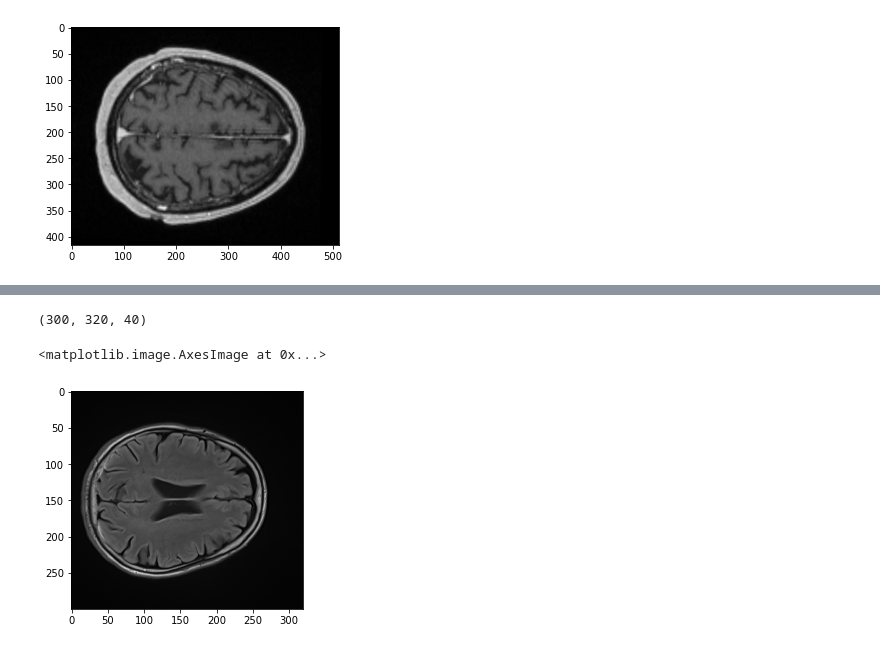
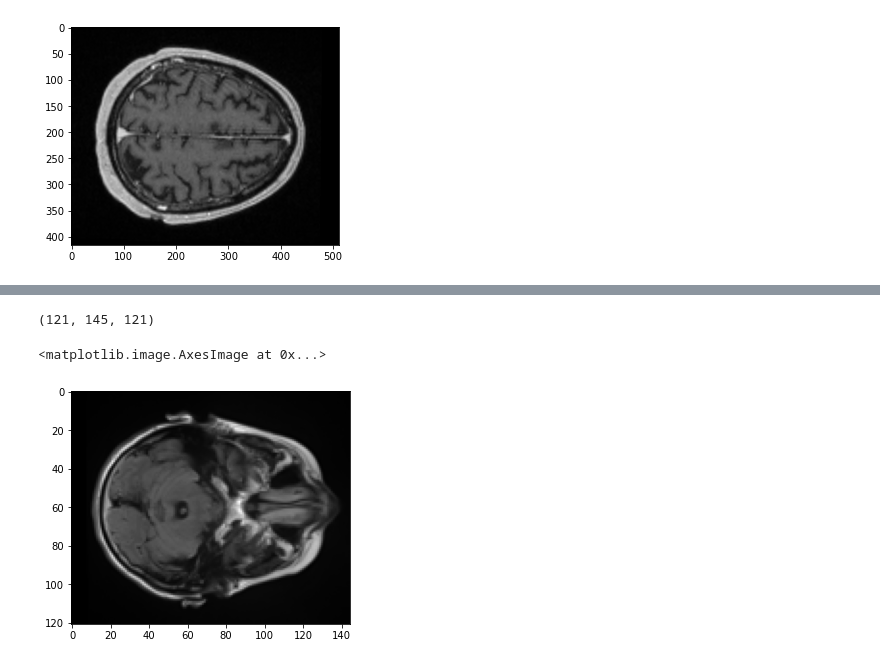
Before and after one commit to jackatcl/DL_for_Dementia, a Jupyter notebook: code/test.ipynb, the cells around one changed output, grey strips where cells are left out. Cells and saved outputs as stored; diff of their text form; code cells hidden in the pictures.

Commit message:
Add flair model results

```diff
--- a/code/test.ipynb
+++ b/code/test.ipynb
@@ -49,8 +49,7 @@ plt.imshow(img[:,:,25], cmap='gray')
 # %%
-# t1 registered
-file_name = 'registeredT1.nii.gz'
+# flair registered
 
-file = nib.load(file_name)
+file = nib.load(flair_reg)
 img = file.get_fdata()
 print(img.shape)
 plt.imshow(img[:,:,25], cmap='gray')
@@ -59,9 +58,10 @@ plt.imshow(img[:,:,25], cmap='gray')
 <matplotlib.image.AxesImage at 0x...>
 [figure]
 # %%
-# Flair originial
-file = nib.load(flair)
+plt.figure(figsize=(5, 5))
+file_name = '/gpfs/home/lc3424/capstone/2021_dementia/lc3424_workspace/code/temp/flair_reorient.nii.gz'
+file = nib.load(file_name)
 img = file.get_fdata()
 print(img.shape)
-plt.imshow(img[:,:,25], cmap='gray')
+plt.imshow(img[:,:,20], cmap='gray')
 # %% [output]
@@ -70,0 +71,7 @@ plt.imshow(img[:,:,25], cmap='gray')
+# %%
+plt.figure(figsize=(5, 5))
+file_name = '/gpfs/home/lc3424/capstone/2021_dementia/lc3424_workspace/code/temp/t1_reorient.nii.gz'
+file = nib.load(file_name)
+img = file.get_fdata()
+print(img.shape)
+plt.imshow(img[:,:,20], cmap='gray')
@@ -70,0 +82,7 @@ plt.imshow(img[:,:,25], cmap='gray')
+# %%
+plt.figure(figsize=(5, 5))
+file_name = '/gpfs/home/lc3424/capstone/2021_dementia/lc3424_workspace/code/temp/flair_reorient.nii.gz'
+file = nib.load(file_name)
+img = file.get_fdata()
+print(img.shape)
+plt.imshow(img[:,:,20], cmap='gray')
@@ -71,11 +93,11 @@ plt.imshow(img[:,:,25], cmap='gray')
 # %%
-# Flair orient
-file_name = '/gpfs/data/razavianlab/data/mri/nyu/barlow_niigz/data/642974572045/5910978525-20090221-AX_FLAIR-13/5910978525-20090221-AX_FLAIR-13.nii.gz'
+plt.figure(figsize=(5, 5))
+file_name = '/gpfs/home/lc3424/capstone/2021_dementia/lc3424_workspace/code/5910978525-20090221-AX_FLAIR-13_flair_reg.nii.gz'
 file = nib.load(file_name)
 img = file.get_fdata()
 print(img.shape)
-plt.imshow(img[:,:,25], cmap='gray')
+plt.imshow(img[:,:,40], cmap='gray')
 # %% [output]
-(300, 320, 40)
+(121, 145, 121)
 <matplotlib.image.AxesImage at 0x...>
-[figure, old version]
+[figure, new version]
```
Also changed, not shown: parts of 7 cells of this notebook, 21 other files.
